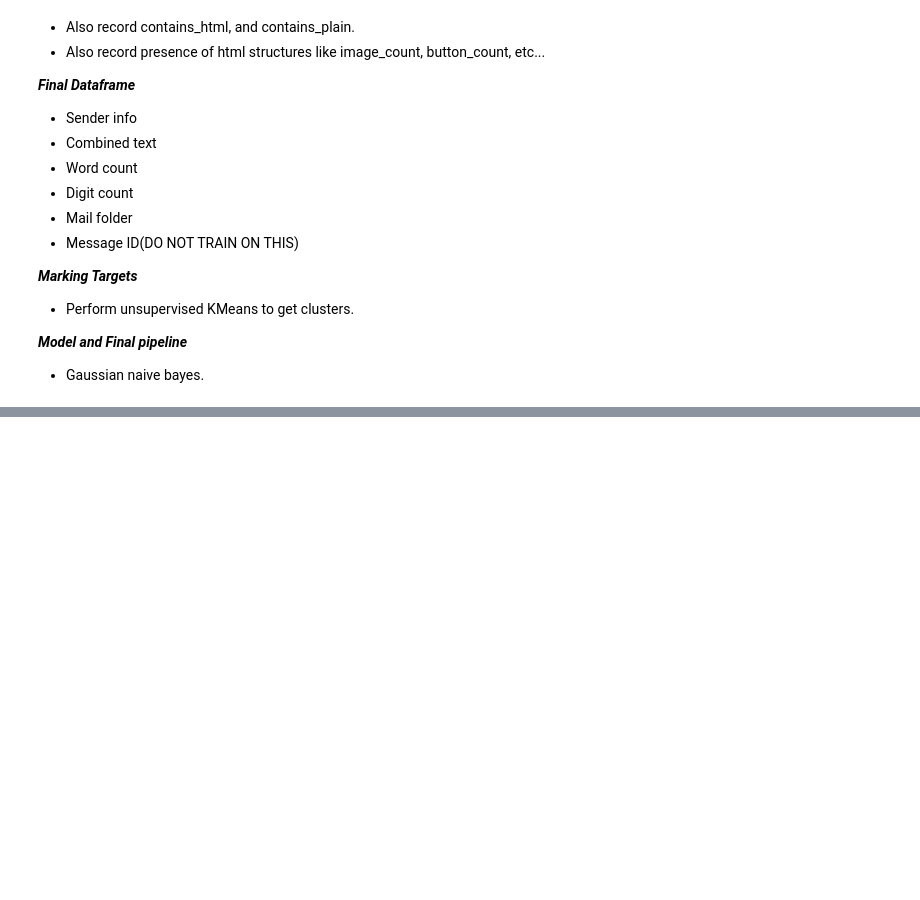
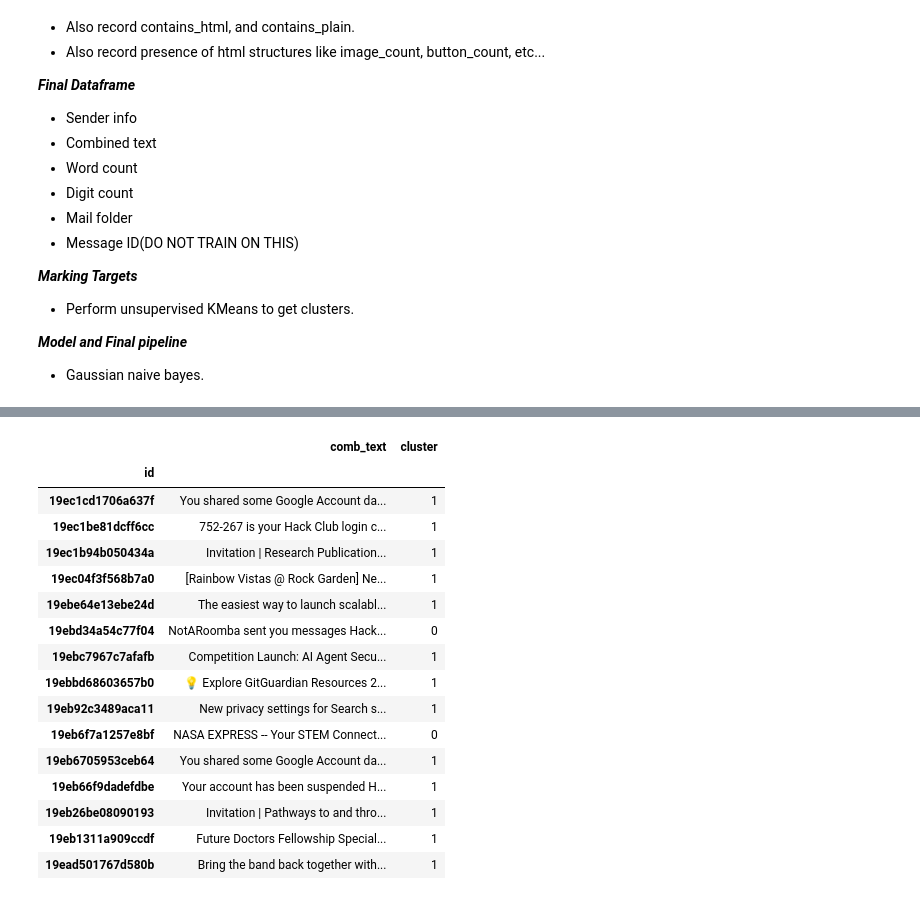
Before and after one commit to Rihaan1344/mail-classifier, a Jupyter notebook: ez-classifier.ipynb, the cells around one changed output, grey strips where cells are left out. Drawn from its saved outputs; the diff is of its cells as text; code cells hidden in the pictures; blank space fills up the shorter version.

```diff
--- a/ez-classifier.ipynb
+++ b/ez-classifier.ipynb
@@ -163,0 +215,2 @@ df.head()
+# %%
+vectorized_df = preprocessor.fit_transform(df)
@@ -163,0 +224,19 @@ df.head()
+# %%
+best_score = -1
+best_k = 0
+best_kmeans = None
+
+for k in range(3, 15):
+    kmeans = KMeans(
+        n_clusters = k,
+        random_state = 11,
+        n_init = 10
+    )
+
+    labels = kmeans.fit_predict(vectorized_df)
+    score = silhouette_score(vectorized_df, labels) # use silhouette score to judge efficiency of k clusters
+
+    if score > best_score:
+        best_score = score
+        best_k = k
+        best_kmeans = kmeans
@@ -163,0 +307,20 @@ df.head()
+# %%
+df[["comb_text", "cluster"]].head(n = 15)
+# %% [output]
+|  | comb_text | cluster |
+| id |  |  |
+| 19ec1cd1706a637f | You shared some Google Account da... | 1 |
+| 19ec1be81dcff6cc | 752-267 is your Hack Club login c... | 1 |
+| 19ec1b94b050434a | Invitation | Research Publication... | 1 |
+| 19ec04f3f568b7a0 | [Rainbow Vistas @ Rock Garden] Ne... | 1 |
+| 19ebe64e13ebe24d | The easiest way to launch scalabl... | 1 |
+| 19ebd34a54c77f04 | NotARoomba sent you messages Hack... | 0 |
+| 19ebc7967c7afafb | Competition Launch: AI Agent Secu... | 1 |
+| 19ebbd68603657b0 | 💡 Explore GitGuardian Resources 2... | 1 |
+| 19eb92c3489aca11 | New privacy settings for Search s... | 1 |
+| 19eb6f7a1257e8bf | NASA EXPRESS -- Your STEM Connect... | 0 |
+| 19eb6705953ceb64 | You shared some Google Account da... | 1 |
+| 19eb66f9dadefdbe | Your account has been suspended H... | 1 |
+| 19eb26be08090193 | Invitation | Pathways to and thro... | 1 |
+| 19eb1311a909ccdf | Future Doctors Fellowship Special... | 1 |
+| 19ead501767d580b | Bring the band back together with... | 1 |
```
Also changed, not shown: parts of 30 cells of this notebook.
